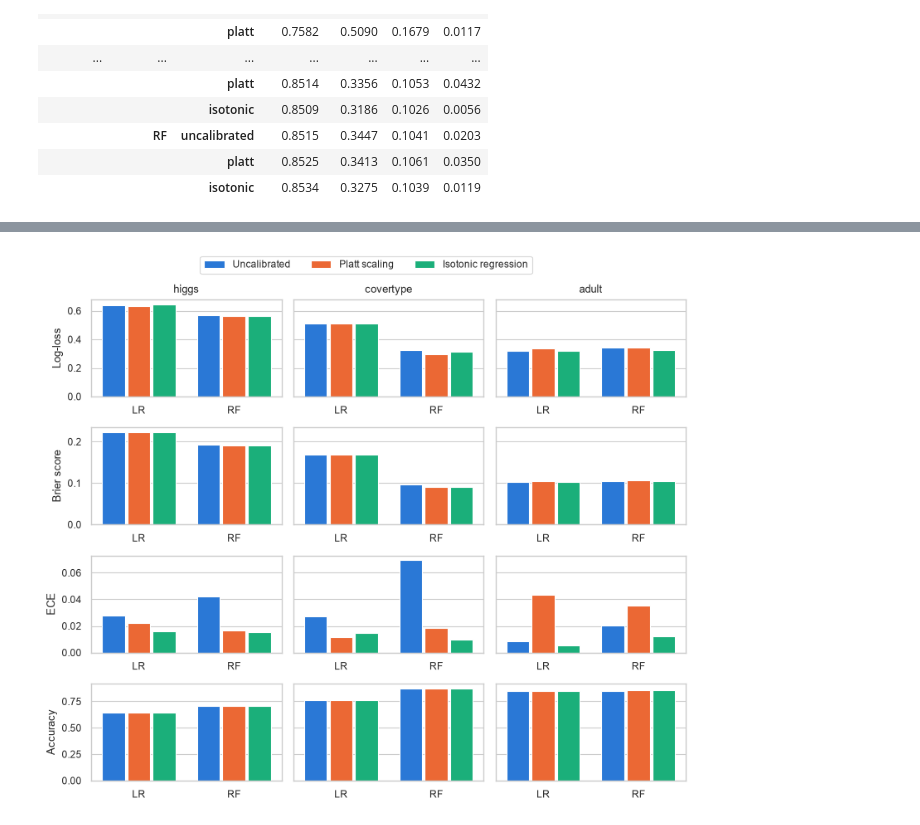
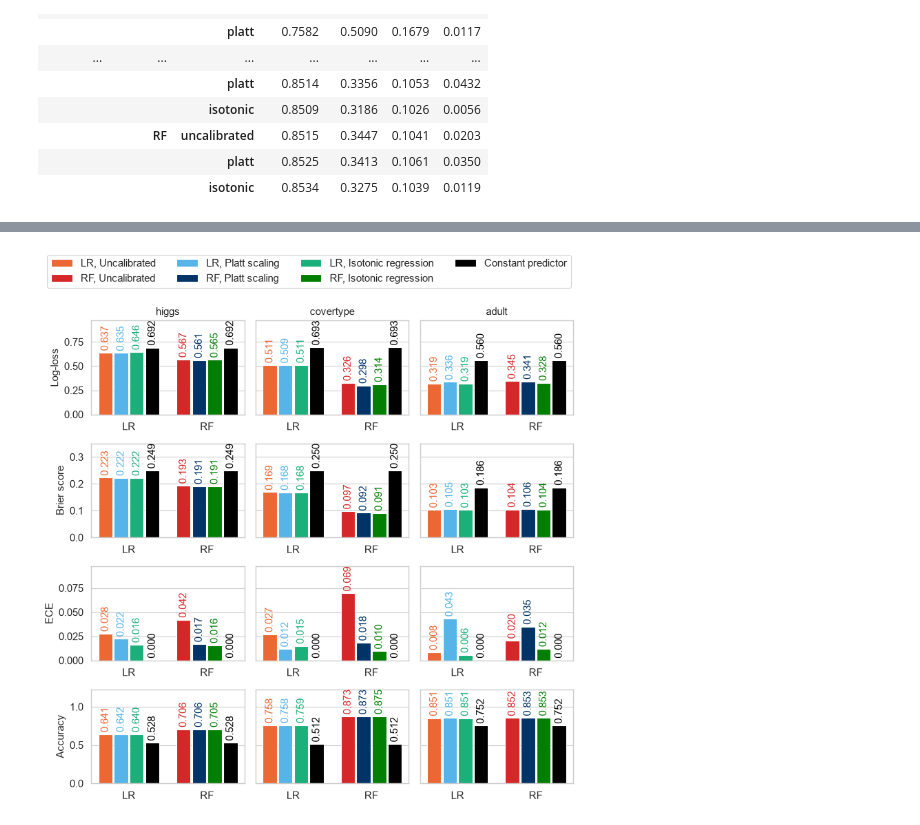
Before and after one commit to MarcoColan01/project-probcalibration-statsML2526, a Jupyter notebook: notebooks/2_training_calibration.ipynb, the cells around one changed output, grey strips where cells are left out. Cells and saved outputs as stored; diff of their text form; code cells hidden in the pictures.

```diff
--- a/notebooks/2_training_calibration.ipynb
+++ b/notebooks/2_training_calibration.ipynb
@@ -125,29 +138,15 @@ test_metrics.set_index(["dataset", "model", "method"]).round(4)
 |  |  | isotonic | 0.8534 | 0.3275 | 0.1039 | 0.0119 |
 # %%
 LABELS = {"uncalibrated": "Uncalibrated", "platt": "Platt scaling", "isotonic": "Isotonic regression"}
-TO_SCORE = {"LR": lambda p: np.log(p / (1 - p)),
-            "RF": lambda p: p,
-}
 MODEL_STYLES = {
     "LR": {"marker": "o", "linestyle": "-"},
     "RF": {"marker": "o", "linestyle": "-"},
 }
 
-
-MODEL_COLORS = {
-    ("LR", "platt"): "#56b4e9",
-    ("LR", "uncalibrated"):        "#eb6834",
-    ("LR", "isotonic"):     "#1baf7a",
-    ("RF", "platt"): "#003366",
-    ("RF", "uncalibrated"):        "#d62728",
-    ("RF", "isotonic"):     "#027E02",
-}
-
-
 def reliability_figure_side_by_side(name):
     y_test = data[name]["test"][1]
     fig = plt.figure(figsize=(14, 5.5), layout="constrained")
-    fig.suptitle(name, fontsize=13)
+    fig.suptitle(name)
 
     subfigs = fig.subfigures(1, len(MODELS), wspace=0.03)
 
@@ -173,6 +172,7 @@ def reliability_figure_side_by_side(name):
 
             ax_hist = subfig.add_subplot(gs[1, j], sharey=shared_hist)
             prediction_histogram(ax_hist, p, color)
+            ax_hist.set_xticks([0, 0.5, 1])
             ax_hist.set_title(LABELS[method])
             if shared_hist is None:
                 shared_hist = ax_hist
@@ -181,7 +181,6 @@ def reliability_figure_side_by_side(name):
 
     return fig
 
-
 for name in DATASETS:
     fig = reliability_figure_side_by_side(name)
     fig.savefig(FIG_DIR / f"reliability_{name}_side_by_side.pdf", bbox_inches="tight")
@@ -223,22 +220,37 @@ for model_name in MODELS:
 # %%
 METRIC_LABELS = {"log_loss": "Log-loss", "brier": "Brier score", "ece": "ECE", "accuracy": "Accuracy"}
+BARS = [*METHODS, "constant"]
+WIDTH = 0.8 / len(BARS)
 
-fig, axes = plt.subplots(len(METRIC_LABELS), len(DATASETS), figsize=(8, 6.5), sharey="row")
+fig, axes = plt.subplots(len(METRIC_LABELS), len(DATASETS), figsize=(8, 7.5), sharey="row")
+containers = []
 for i, (metric, metric_label) in enumerate(METRIC_LABELS.items()):
     for j, name in enumerate(DATASETS):
         ax = axes[i, j]
-        rows = test_metrics[test_metrics["dataset"] == name]
-        sns.barplot(data=rows[rows["model"] != "constant"], x="model", y=metric, hue="method",
-                    hue_order=METHODS, palette=COLORS, saturation=1, gap=0.1, ax=ax)
-        ax.set(title=name if i == 0 else "", xlabel="", ylabel=metric_label if j == 0 else "")
-        handles, labels = ax.get_legend_handles_labels()
-        ax.get_legend().remove()
-fig.legend(handles, [LABELS.get(l, l) for l in labels], loc="upper center", ncol=4,
-           bbox_to_anchor=(0.5, 1.04))
+        values = test_metrics[test_metrics["dataset"] == name].set_index(["model", "method"])[metric]
+        for k, bar in enumerate(BARS):
+            for m, model in enumerate(MODELS):
+                if bar == "constant":
+                    height, color, label = values["constant", "-"], "black", "Constant predictor"
+                else:
+                    height, color, label = values[model, bar], MODEL_COLORS[model, bar], f"{model}, {LABELS[bar]}"
+                x = m + (k - (len(BARS) - 1) / 2) * WIDTH
+                bars = ax.bar(x, height, 0.9 * WIDTH, color=color, label=label)
+                containers.append((ax, bars, color))
+        ax.set(xticks=np.arange(len(MODELS)), xticklabels=list(MODELS), title=name if i == 0 else "",
+               ylabel=metric_label if j == 0 else "")
+        ax.grid(axis="x", visible=False)
+    axes[i, 0].set_ylim(0, 1.4 * test_metrics[metric].max())
+handles, labels = axes[0, 0].get_legend_handles_labels()
+legend = dict(zip(labels, handles))
+fig.legend(legend.values(), legend.keys(), loc="upper center", ncol=4, bbox_to_anchor=(0.5, 1.09))
 fig.tight_layout()
-fig.savefig(FIG_DIR / "test_metrics.pdf", bbox_inches="tight")
+
+for ax, bars, color in containers:
+    ax.bar_label(bars, fmt="%.3f", color=color, rotation=90, padding=2, fontsize=FONT_SIZE)
+fig.savefig(FIG_DIR / "test_metrics.pdf", bbox_inches="tight", dpi=1200)
 # %% [output]
-[figure, old version]
+[figure, new version]
 # %%
 CAL_SIZES = [2 ** k for k in range(5, 13)]
 
```
Also changed, not shown: parts of 4 cells of this notebook, 1 other file.
